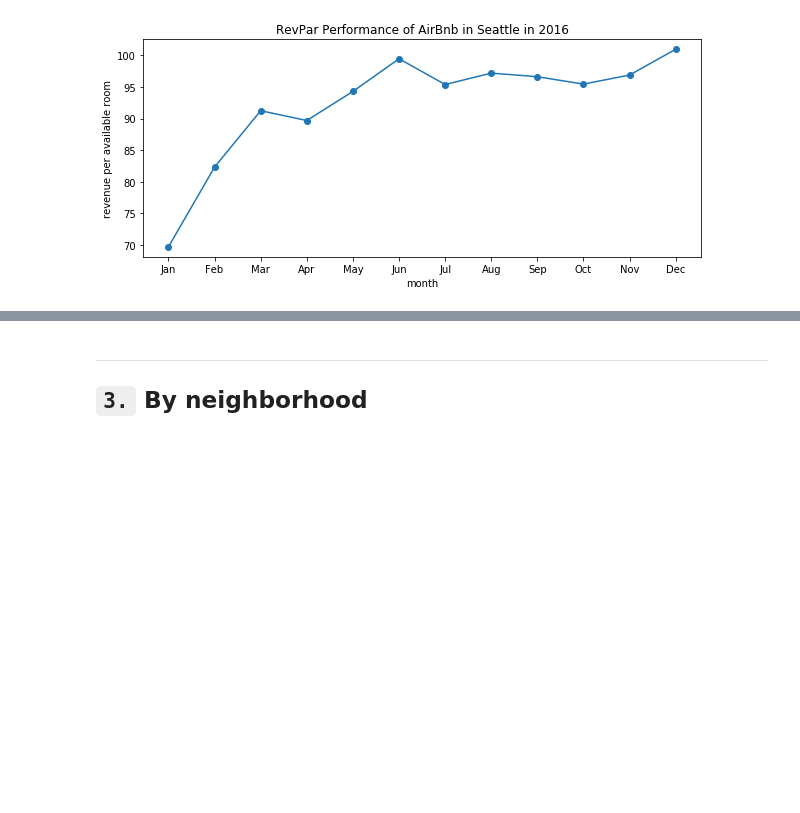
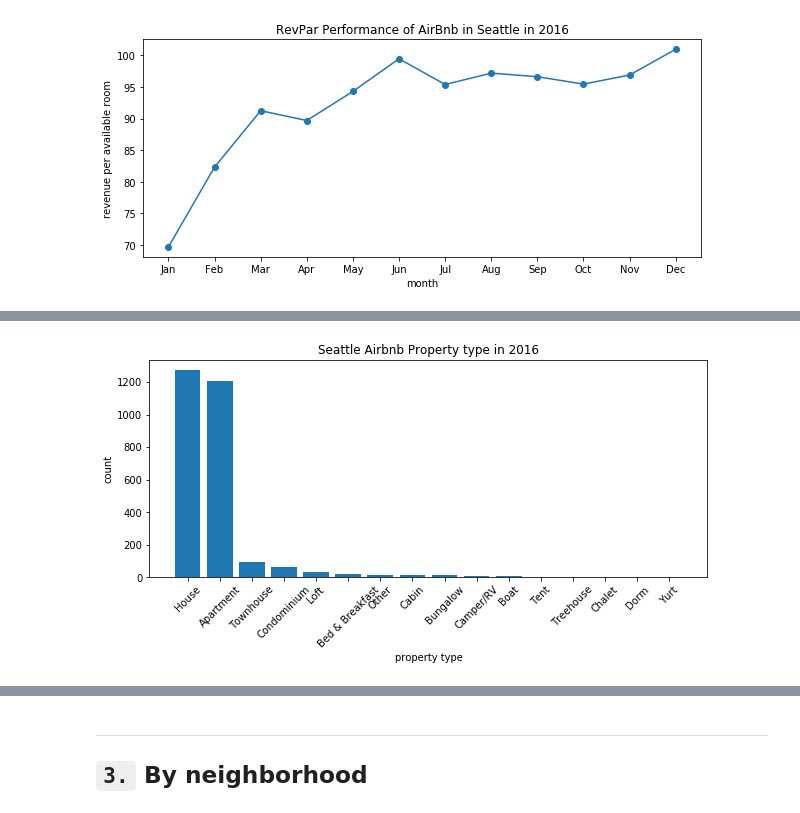
Before and after one commit to jasonsuk/ds-airbnb, a Jupyter notebook: analysis.ipynb, the cells around one changed output, grey strips where cells are left out. Saved outputs shown, nothing was run; the diff lists cells and outputs as text; code cells hidden in the pictures; blank space fills up the shorter version.

```diff
--- a/analysis.ipynb
+++ b/analysis.ipynb
@@ -257,0 +501,13 @@ Now to discover supply side
+# %%
+property_type = host.property_type.value_counts()
+room_type = host.room_type.value_counts()
+# %%
+layout_obj = {
+    'title' : 'Seattle Airbnb Property type in 2016',
+    'xlabel': 'property type',
+    'ylabel': 'count'
+}
+
+plot_bar_chart(property_type.index, property_type.values, layout_obj, rotation=True)
+# %% [output]
+[figure, added]
```
Also changed, not shown: parts of 44 cells of this notebook.
